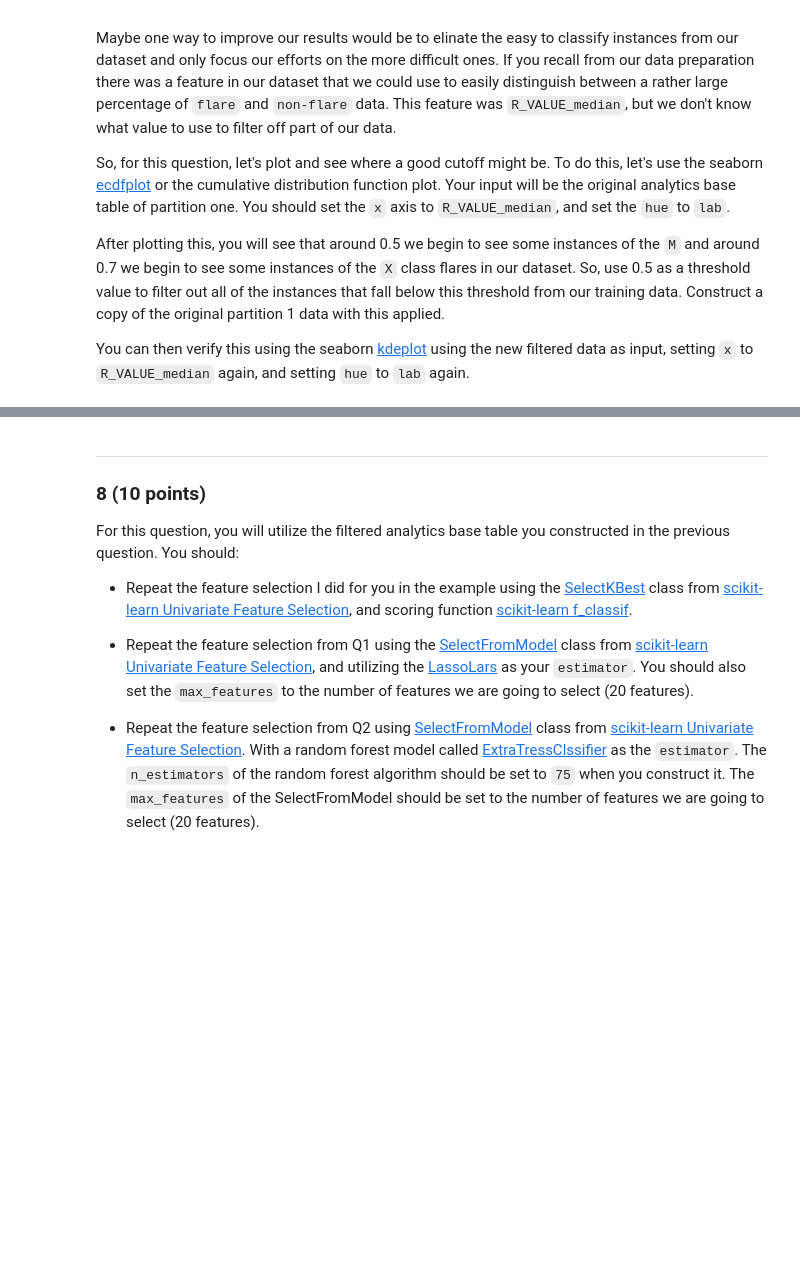
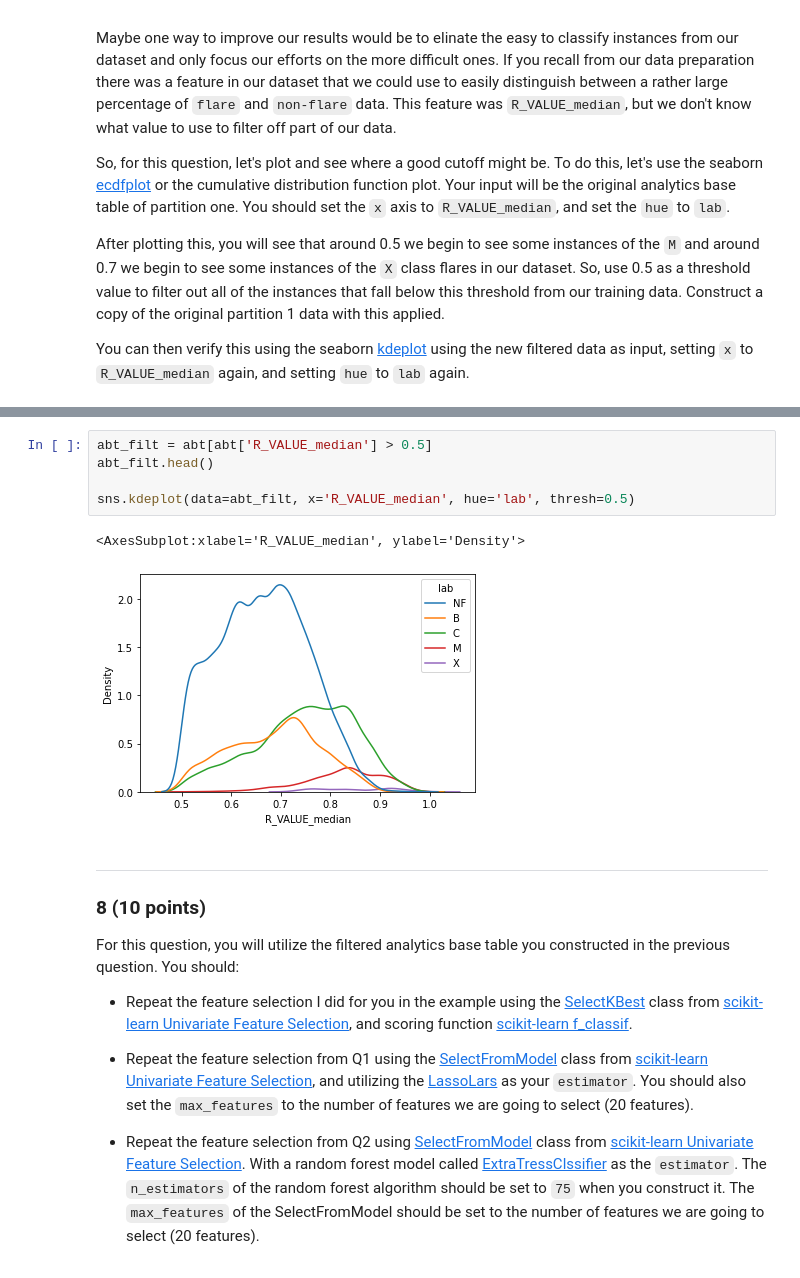
Before and after one commit to TracyMichaels/Data-Science-Model-Evaluation-2, a Jupyter notebook: HW6_Model_Evaluation2.ipynb, the cells around one changed output, grey strips where cells are left out. Saved outputs shown, nothing was run; the diff lists cells and outputs as text; blank space fills up the shorter version.

```diff
--- a/HW6_Model_Evaluation2.ipynb
+++ b/HW6_Model_Evaluation2.ipynb
@@ -495,3 +493,11 @@ You can then verify this using the seaborn [kdeplot](https://seaborn.pydata.org/
+# %%
+abt_filt = abt[abt['R_VALUE_median'] > 0.5]
+abt_filt.head()
+
+sns.kdeplot(data=abt_filt, x='R_VALUE_median', hue='lab', thresh=0.5)
+# %% [output]
+<AxesSubplot:xlabel='R_VALUE_median', ylabel='Density'>
+[figure, added]
 # %% [markdown]
 ---
 ### 8 (10 points)
```
Also changed, not shown: parts of 7 cells of this notebook.
